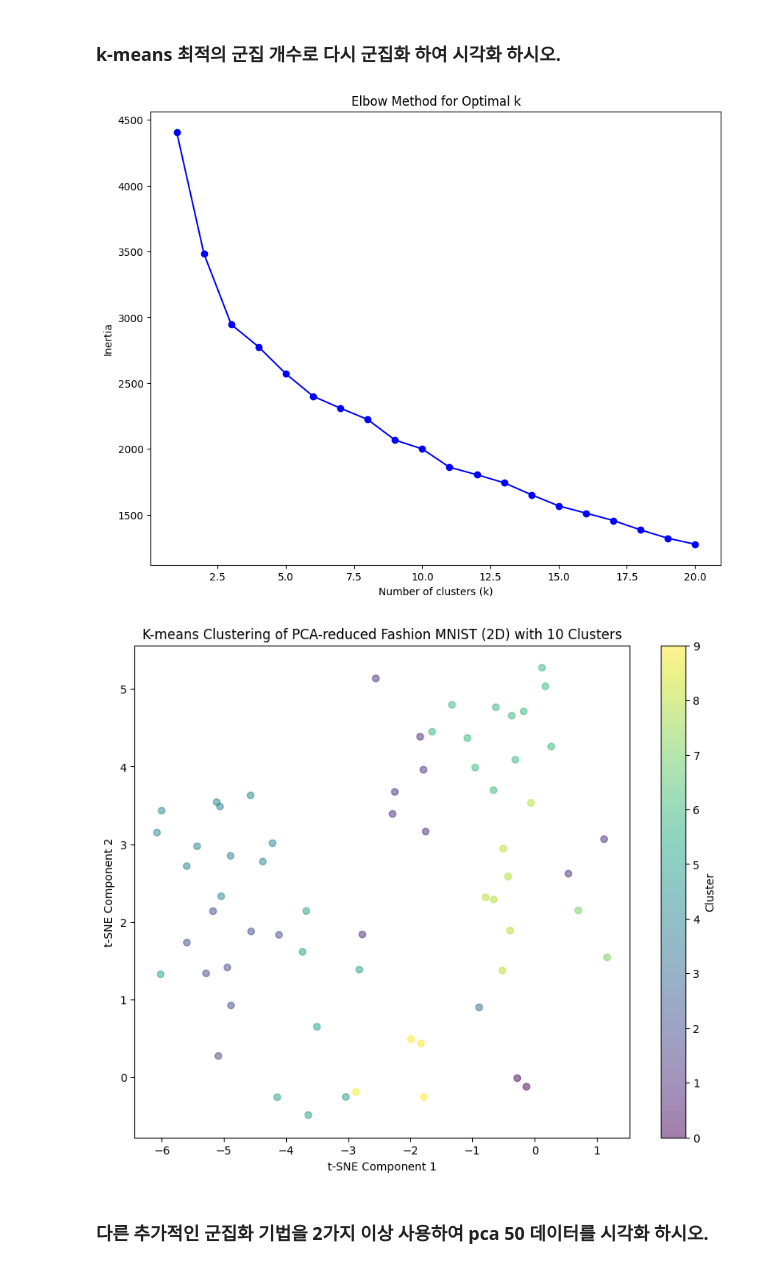
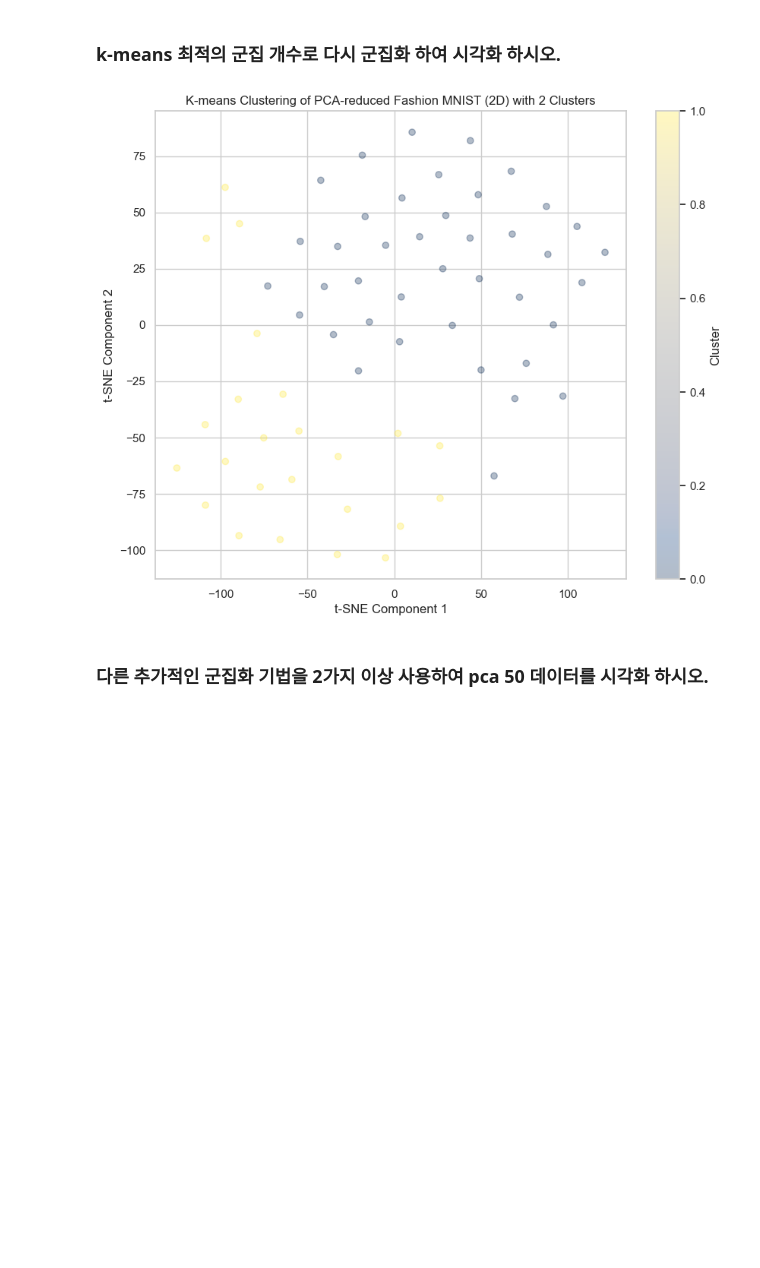
Before and after one commit to BaekJunehong/BIZnFIN, a Jupyter notebook: homework/준홍/백준홍_5차_과제.ipynb, the cells around one changed output. Saved outputs shown, nothing was run; the diff lists cells and outputs as text; code cells hidden in the pictures; blank space fills up the shorter version.

```diff
--- a/homework/준홍/백준홍_5차_과제.ipynb
+++ b/homework/준홍/백준홍_5차_과제.ipynb
@@ -449,25 +472,21 @@ plt.show()
 # %% [markdown]
 ### k-means를 통해 50차원으로 줄인 데이터를 군집화 하시오.(군집의 개수는 10개로 하시오.)
 # %%
-# PCA 적용 (50차원으로 축소)
-pca = PCA(n_components=50)
-train_images_pca = pca.fit_transform(train_images)
-
 # K-means 군집화 적용 (군집의 개수: 10개)
-kmeans = KMeans(n_clusters=10, random_state=42)
-clusters = kmeans.fit_predict(train_images_pca)
+kmeans = KMeans(n_clusters=10, random_state=RandomSeed)
+kmeans_clusters = kmeans.fit_predict(train_images_pca_50)
 
 # 군집화 결과 출력
-unique_clusters = np.unique(clusters)
+unique_clusters = np.unique(kmeans_clusters)
 print(f"클러스터 개수: {len(unique_clusters)}")
 print(f"클러스터 레이블: {unique_clusters}")
 
 # 군집화 결과 시각화 (2차원으로 축소하여 시각화)
-tsne = TSNE(n_components=2, random_state=42)
-train_images_tsne = tsne.fit_transform(train_images_pca)
+tsne = TSNE(n_components=2, random_state=RandomSeed)
+train_images_tsne = tsne.fit_transform(train_images_pca_50)
 
 plt.figure(figsize=(10, 8))
-scatter = plt.scatter(train_images_tsne[:, 0], train_images_tsne[:, 1], c=clusters, cmap='viridis', alpha=0.5)
+scatter = plt.scatter(train_images_tsne[:, 0], train_images_tsne[:, 1], c=kmeans_clusters, cmap='cividis', alpha=0.3)
 plt.colorbar(scatter, label='Cluster')
 plt.xlabel('t-SNE Component 1')
 plt.ylabel('t-SNE Component 2')
@@ -505,47 +540,25 @@ plt.show()
 # %% [markdown]
 ### k-means 최적의 군집 개수로 다시 군집화 하여 시각화 하시오.
 # %%
-# PCA 적용 (50차원으로 축소)
-pca = PCA(n_components=50)
-train_images_pca = pca.fit_transform(train_images)
-
-# 엘보우 메소드 적용
-inertia = []
-K = range(1, 21)  # 1부터 20까지의 군집 개수에 대해 K-means 실행
-
-for k in K:
-    kmeans = KMeans(n_clusters=k, random_state=42)
-    kmeans.fit(train_images_pca)
-    inertia.append(kmeans.inertia_)
-
-# 엘보우 메소드 결과 시각화
-plt.figure(figsize=(10, 8))
-plt.plot(K, inertia, 'bo-')
-plt.xlabel('Number of clusters (k)')
-plt.ylabel('Inertia')
-plt.title('Elbow Method for Optimal k')
-plt.show()
-
 # 최적의 군집 개수 선택 (엘보우 포인트에서 결정)
-optimal_k = 10  # 예시로 10을 선택, 엘보우 포인트를 그래프에서 확인하세요
+optimal_k = elbow_point
 
 # K-means 군집화 적용 (최적의 군집 개수)
-kmeans = KMeans(n_clusters=optimal_k, random_state=42)
-clusters = kmeans.fit_predict(train_images_pca)
+kmeans = KMeans(n_clusters=optimal_k, random_state=RandomSeed)
+kmeans_clusters = kmeans.fit_predict(train_images_pca_50)
 
 # 군집화 결과 시각화 (2차원으로 축소하여 시각화)
-tsne = TSNE(n_components=2, random_state=42)
-train_images_tsne = tsne.fit_transform(train_images_pca)
+tsne = TSNE(n_components=2, random_state=RandomSeed)
+train_images_tsne = tsne.fit_transform(train_images_pca_50)
 
 plt.figure(figsize=(10, 8))
-scatter = plt.scatter(train_images_tsne[:, 0], train_images_tsne[:, 1], c=clusters, cmap='viridis', alpha=0.5)
+scatter = plt.scatter(train_images_tsne[:, 0], train_images_tsne[:, 1], c=kmeans_clusters, cmap='cividis', alpha=0.3)
 plt.colorbar(scatter, label='Cluster')
 plt.xlabel('t-SNE Component 1')
 plt.ylabel('t-SNE Component 2')
 plt.title(f'K-means Clustering of PCA-reduced Fashion MNIST (2D) with {optimal_k} Clusters')
 plt.show()
 # %% [output]
-[figure, old version]
+[figure, new version]
-[figure, removed]
 # %% [markdown]
 ### 다른 추가적인 군집화 기법을 2가지 이상 사용하여 pca 50 데이터를 시각화 하시오.
```
Also changed, not shown: parts of 30 cells of this notebook.
